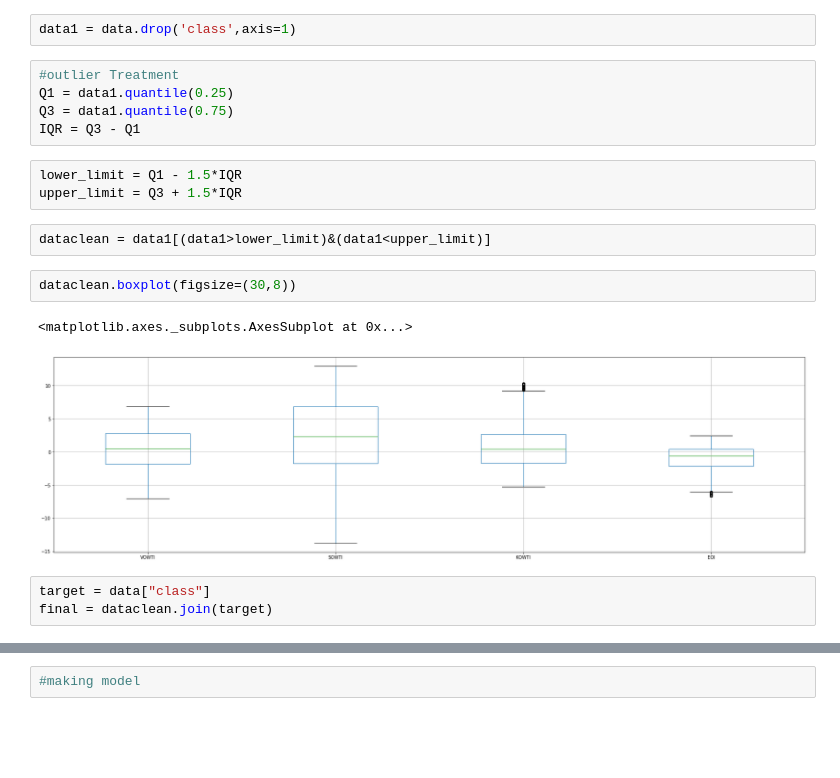
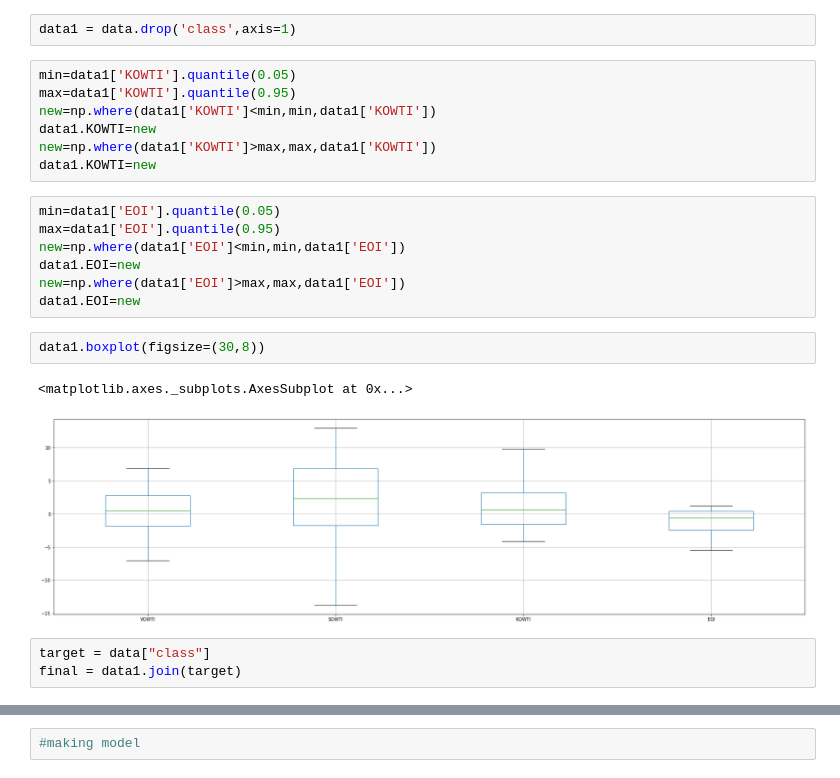
Before and after one commit to Shauryavashisth/XGBoost, a Jupyter notebook: banknote authentication.ipynb, the cells around one changed output, grey strips where cells are left out. Cells and saved outputs as stored; diff of their text form; blank space fills up the shorter version.

```diff
--- a/banknote authentication.ipynb
+++ b/banknote authentication.ipynb
@@ -87,24 +87,28 @@ data.boxplot(figsize=(30,8))
 #Fixing of Outlier
 # %%
 data1 = data.drop('class',axis=1)
-# %%
-#outlier Treatment
-Q1 = data1.quantile(0.25)
-Q3 = data1.quantile(0.75)
-IQR = Q3 - Q1
-# %%
-lower_limit = Q1 - 1.5*IQR
-upper_limit = Q3 + 1.5*IQR
-# %%
-dataclean = data1[(data1>lower_limit)&(data1<upper_limit)]
+# %%
+min=data1['KOWTI'].quantile(0.05)
+max=data1['KOWTI'].quantile(0.95)
+new=np.where(data1['KOWTI']<min,min,data1['KOWTI'])
+data1.KOWTI=new
+new=np.where(data1['KOWTI']>max,max,data1['KOWTI'])
+data1.KOWTI=new
+# %%
+min=data1['EOI'].quantile(0.05)
+max=data1['EOI'].quantile(0.95)
+new=np.where(data1['EOI']<min,min,data1['EOI'])
+data1.EOI=new
+new=np.where(data1['EOI']>max,max,data1['EOI'])
+data1.EOI=new
 # %%
-dataclean.boxplot(figsize=(30,8))
+data1.boxplot(figsize=(30,8))
 # %% [output]
 <matplotlib.axes._subplots.AxesSubplot at 0x...>
-[figure, old version]
+[figure, new version]
 # %%
 target = data["class"]
-final = dataclean.join(target)
+final = data1.join(target)
 # %%
 final.info()
 # %% [output]
```
Also changed, not shown: parts of 10 cells of this notebook.
